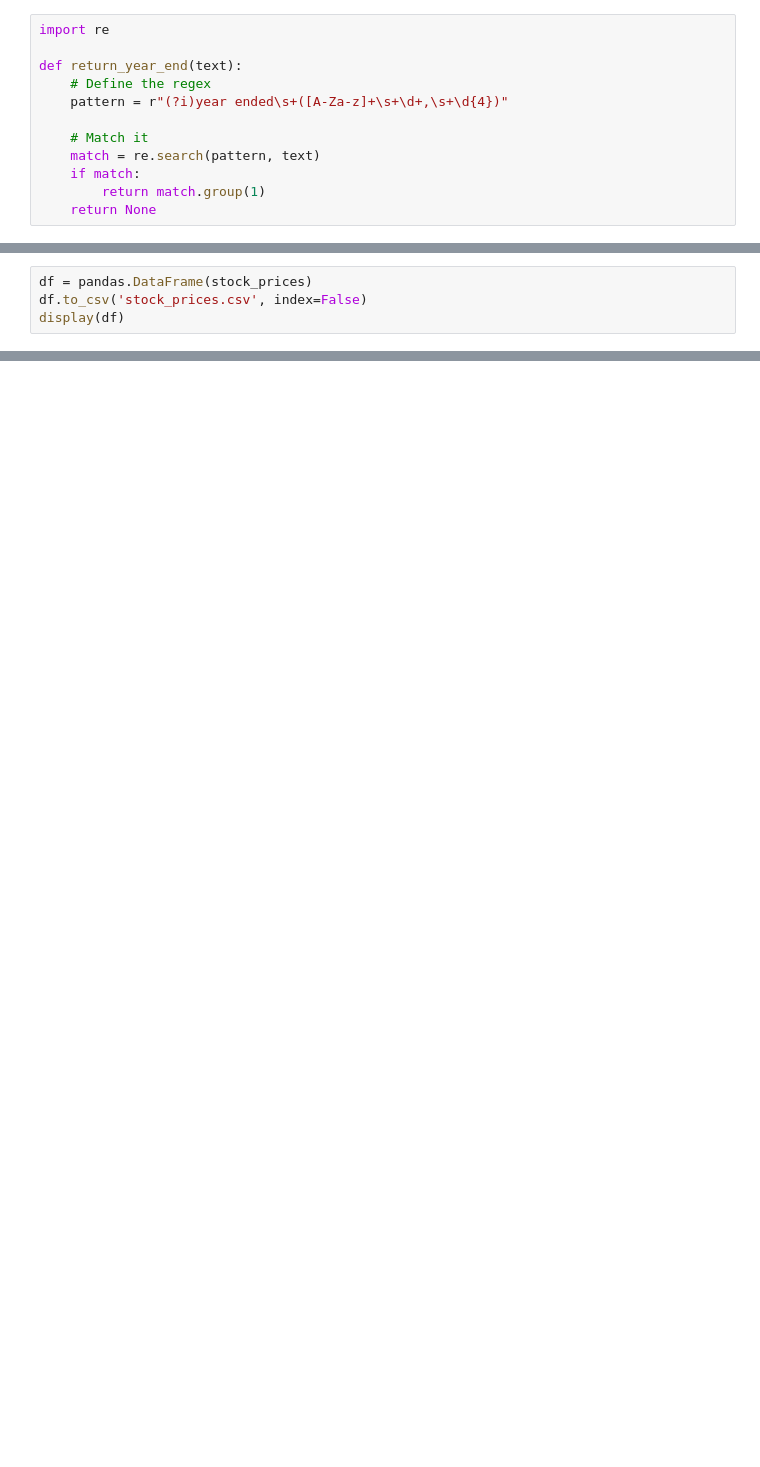
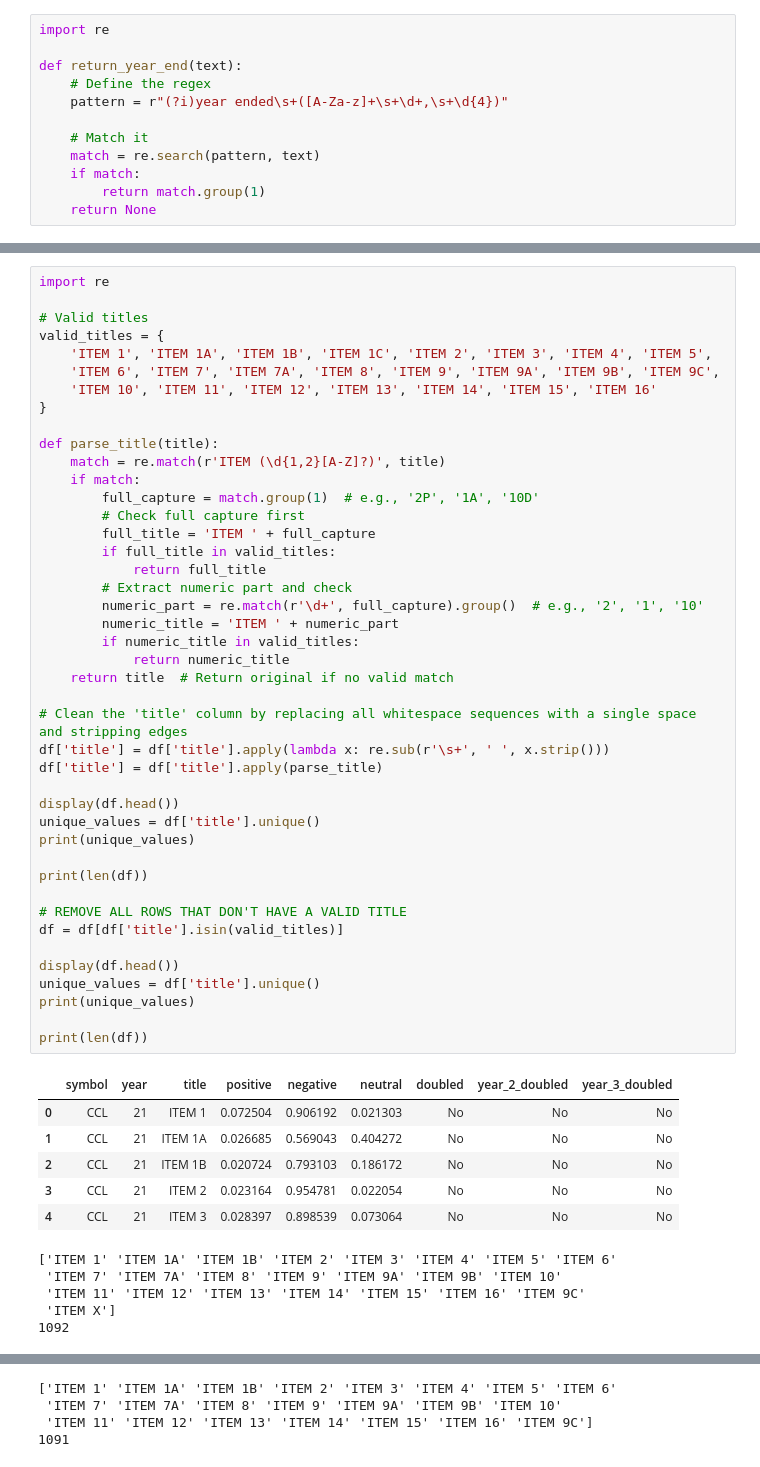
Before and after one commit to inactdev/CS668, a Jupyter notebook: Deep_Value_Funnel.ipynb, the cells around one changed output, grey strips where cells are left out. Cells and saved outputs as stored; diff of their text form; blank space fills up the shorter version.

```diff
--- a/Deep_Value_Funnel.ipynb
+++ b/Deep_Value_Funnel.ipynb
@@ -302,4 +565,0 @@ display(df)
-# %%
-df = pandas.DataFrame(stock_prices)
-df.to_csv('stock_prices.csv', index=False)
-display(df)
@@ -317,0 +568,55 @@ display(df)
+# %%
+import re
+
+# Valid titles
+valid_titles = {
+    'ITEM 1', 'ITEM 1A', 'ITEM 1B', 'ITEM 1C', 'ITEM 2', 'ITEM 3', 'ITEM 4', 'ITEM 5',
+    'ITEM 6', 'ITEM 7', 'ITEM 7A', 'ITEM 8', 'ITEM 9', 'ITEM 9A', 'ITEM 9B', 'ITEM 9C',
+    'ITEM 10', 'ITEM 11', 'ITEM 12', 'ITEM 13', 'ITEM 14', 'ITEM 15', 'ITEM 16'
+}
+
+def parse_title(title):
+    match = re.match(r'ITEM (\d{1,2}[A-Z]?)', title)
+    if match:
+        full_capture = match.group(1)  # e.g., '2P', '1A', '10D'
+        # Check full capture first
+        full_title = 'ITEM ' + full_capture
+        if full_title in valid_titles:
+            return full_title
+        # Extract numeric part and check
+        numeric_part = re.match(r'\d+', full_capture).group()  # e.g., '2', '1', '10'
+        numeric_title = 'ITEM ' + numeric_part
+        if numeric_title in valid_titles:
+            return numeric_title
+    return title  # Return original if no valid match
+
+# Clean the 'title' column by replacing all whitespace sequences with a single space and stripping edges
+df['title'] = df['title'].apply(lambda x: re.sub(r'\s+', ' ', x.strip()))
+df['title'] = df['title'].apply(parse_title)
+
+display(df.head())
+unique_values = df['title'].unique()
+print(unique_values)
+
+print(len(df))
+
+# REMOVE ALL ROWS THAT DON'T HAVE A VALID TITLE
+df = df[df['title'].isin(valid_titles)]
+
+display(df.head())
+unique_values = df['title'].unique()
+print(unique_values)
+
+print(len(df))
+# %% [output]
+|  | symbol | year | title | positive | negative | neutral | doubled | year_2_doubled | year_3_doubled |
+| 0 | CCL | 21 | ITEM 1 | 0.072504 | 0.906192 | 0.021303 | No | No | No |
+| 1 | CCL | 21 | ITEM 1A | 0.026685 | 0.569043 | 0.404272 | No | No | No |
+| 2 | CCL | 21 | ITEM 1B | 0.020724 | 0.793103 | 0.186172 | No | No | No |
+| 3 | CCL | 21 | ITEM 2 | 0.023164 | 0.954781 | 0.022054 | No | No | No |
+| 4 | CCL | 21 | ITEM 3 | 0.028397 | 0.898539 | 0.073064 | No | No | No |
+['ITEM 1' 'ITEM 1A' 'ITEM 1B' 'ITEM 2' 'ITEM 3' 'ITEM 4' 'ITEM 5' 'ITEM 6'
+ 'ITEM 7' 'ITEM 7A' 'ITEM 8' 'ITEM 9' 'ITEM 9A' 'ITEM 9B' 'ITEM 10'
+ 'ITEM 11' 'ITEM 12' 'ITEM 13' 'ITEM 14' 'ITEM 15' 'ITEM 16' 'ITEM 9C'
+ 'ITEM X']
+1092
@@ -317,0 +629,4 @@ display(df)
+['ITEM 1' 'ITEM 1A' 'ITEM 1B' 'ITEM 2' 'ITEM 3' 'ITEM 4' 'ITEM 5' 'ITEM 6'
+ 'ITEM 7' 'ITEM 7A' 'ITEM 8' 'ITEM 9' 'ITEM 9A' 'ITEM 9B' 'ITEM 10'
+ 'ITEM 11' 'ITEM 12' 'ITEM 13' 'ITEM 14' 'ITEM 15' 'ITEM 16' 'ITEM 9C']
+1091
```
Also changed, not shown: parts of 69 cells of this notebook.
